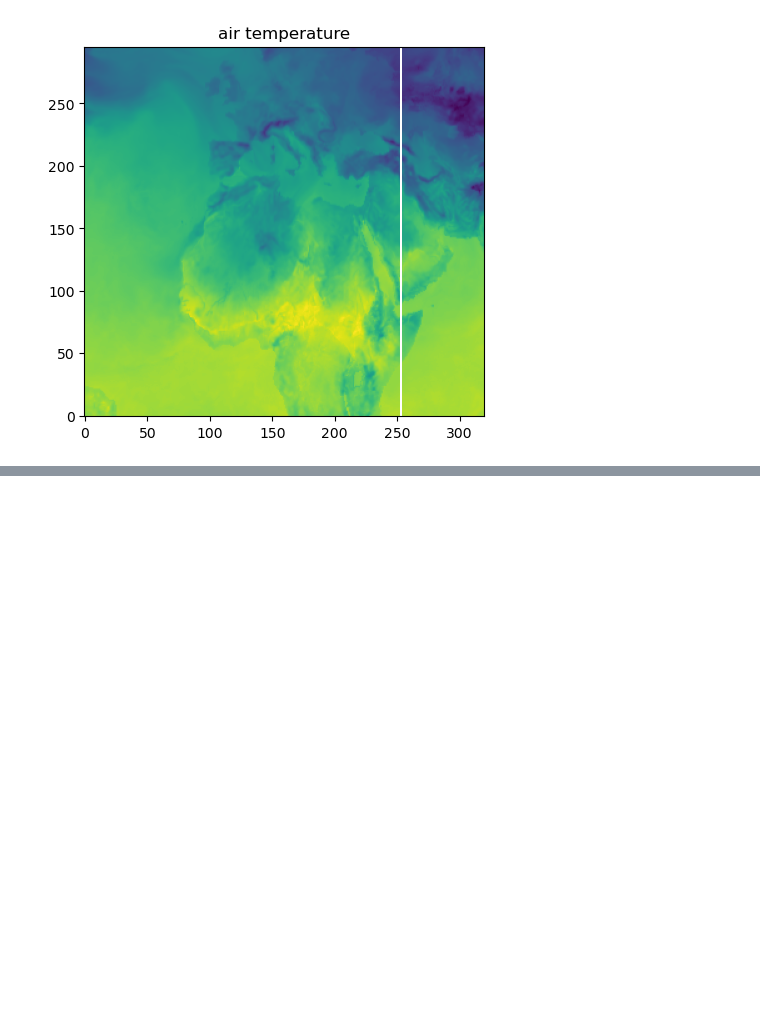
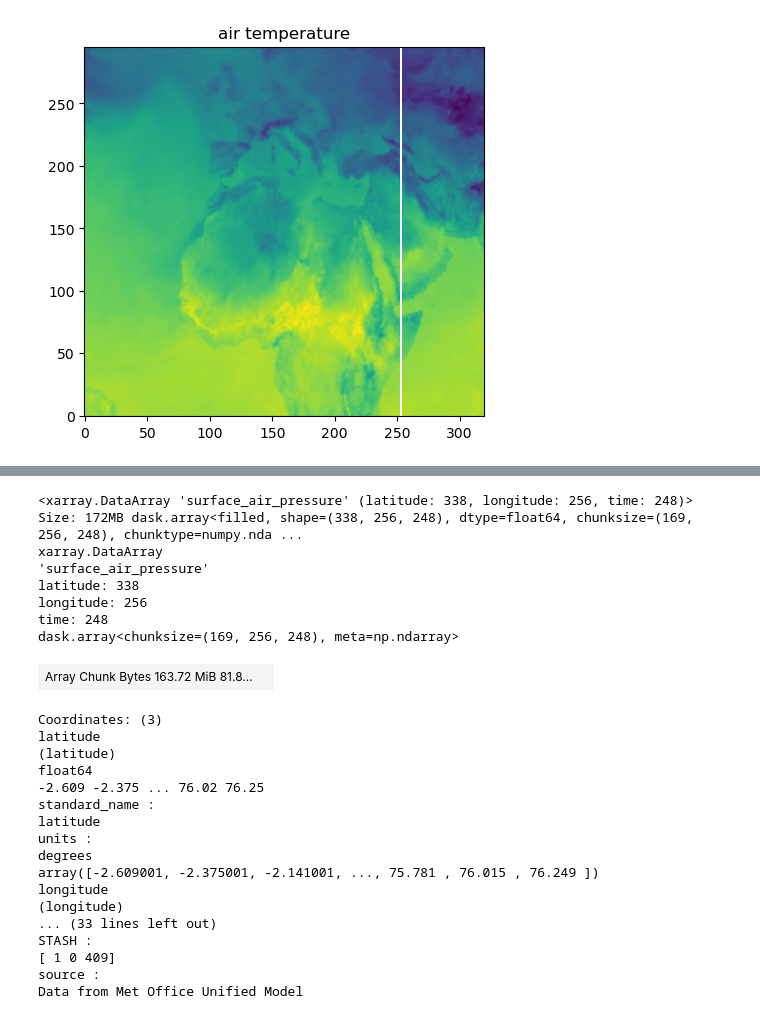
Before and after one commit to elenafillo/extract_iris_met, a Jupyter notebook: exploring_met_data.ipynb, the cells around one changed output, grey strips where cells are left out. Cells and saved outputs as stored; diff of their text form; code cells hidden in the pictures; blank space fills up the shorter version.

```diff
--- a/exploring_met_data.ipynb
+++ b/exploring_met_data.ipynb
@@ -260,0 +354,28 @@ def drop_timevars(f):
+# %%
+surface_pressure
+# %% [output]
+<xarray.DataArray 'surface_air_pressure' (latitude: 338, longitude: 256, time: 248)> Size: 172MB dask.array<filled, shape=(338, 256, 248), dtype=float64, chunksize=(169, 256, 248), chunktype=numpy.nda ...
+xarray.DataArray
+'surface_air_pressure'
+latitude: 338
+longitude: 256
+time: 248
+dask.array<chunksize=(169, 256, 248), meta=np.ndarray>
+| Array Chunk Bytes 163.72 MiB 81.8... |  |
+Coordinates: (3)
+latitude
+(latitude)
+float64
+-2.609 -2.375 ... 76.02 76.25
+standard_name :
+latitude
+units :
+degrees
+array([-2.609001, -2.375001, -2.141001, ..., 75.781 , 76.015 , 76.249 ])
+longitude
+(longitude)
+... (33 lines left out)
+STASH :
+[ 1 0 409]
+source :
+Data from Met Office Unified Model
```
Also changed, not shown: parts of 13 cells of this notebook.
